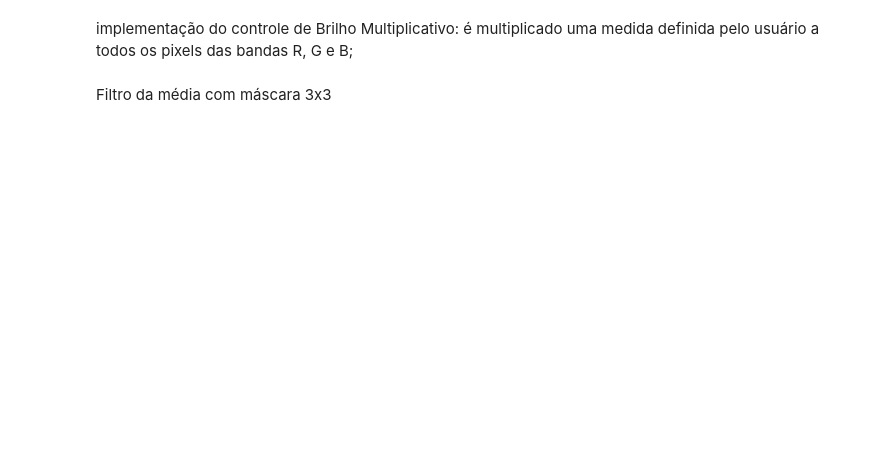
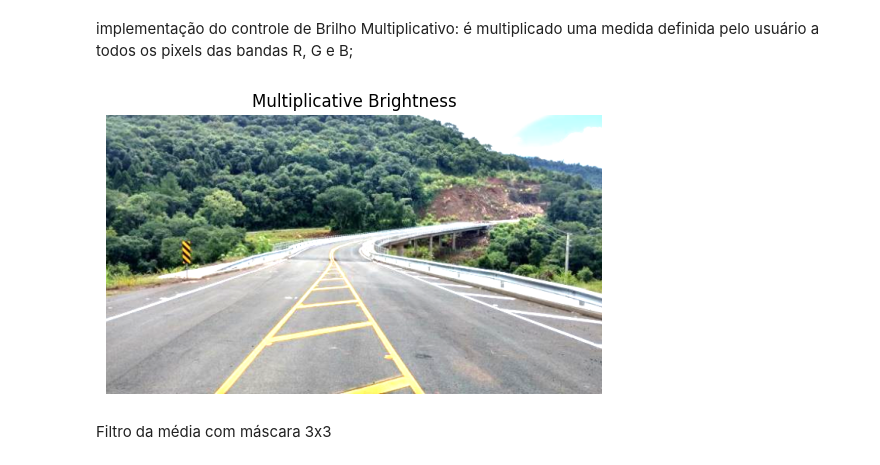
Before and after one commit to Kiwiabacaxi/PDI, a Jupyter notebook: Exercicio_de_Pratica_de_Convolucao.ipynb, the cells around one changed output. Saved outputs shown, nothing was run; the diff lists cells and outputs as text; code cells hidden in the pictures; blank space fills up the shorter version.

```diff
--- a/Exercicio_de_Pratica_de_Convolucao.ipynb
+++ b/Exercicio_de_Pratica_de_Convolucao.ipynb
@@ -15,4 +48,17 @@ implementação do controle de Brilho Aditivo: é somado uma medida definida pel
 # %% [markdown]
 implementação do controle de Brilho Multiplicativo: é multiplicado uma medida definida pelo usuário a todos os pixels das bandas R, G e B;
+# %%
+# Multiplicative Brightness
+brightness_factor = 1.5  # Define the value
+
+# Multiply
+img_brightness_multiplicative = cv2.multiply(img_original, brightness_factor)
+
+plt.imshow(cv2.cvtColor(img_brightness_multiplicative, cv2.COLOR_BGR2RGB))
+plt.title('Multiplicative Brightness')
+plt.axis('off')
+plt.show()
+# %% [output]
+[figure, added]
 # %% [markdown]
 Filtro da média com máscara 3x3
```
Also changed, not shown: parts of 11 cells of this notebook.
